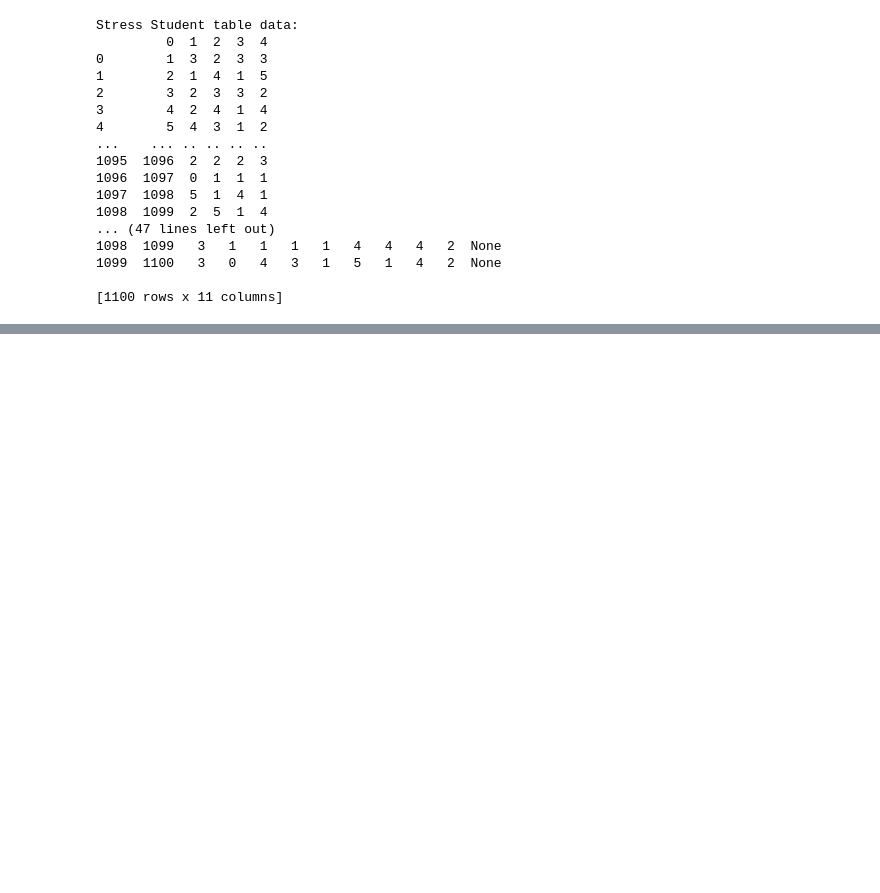
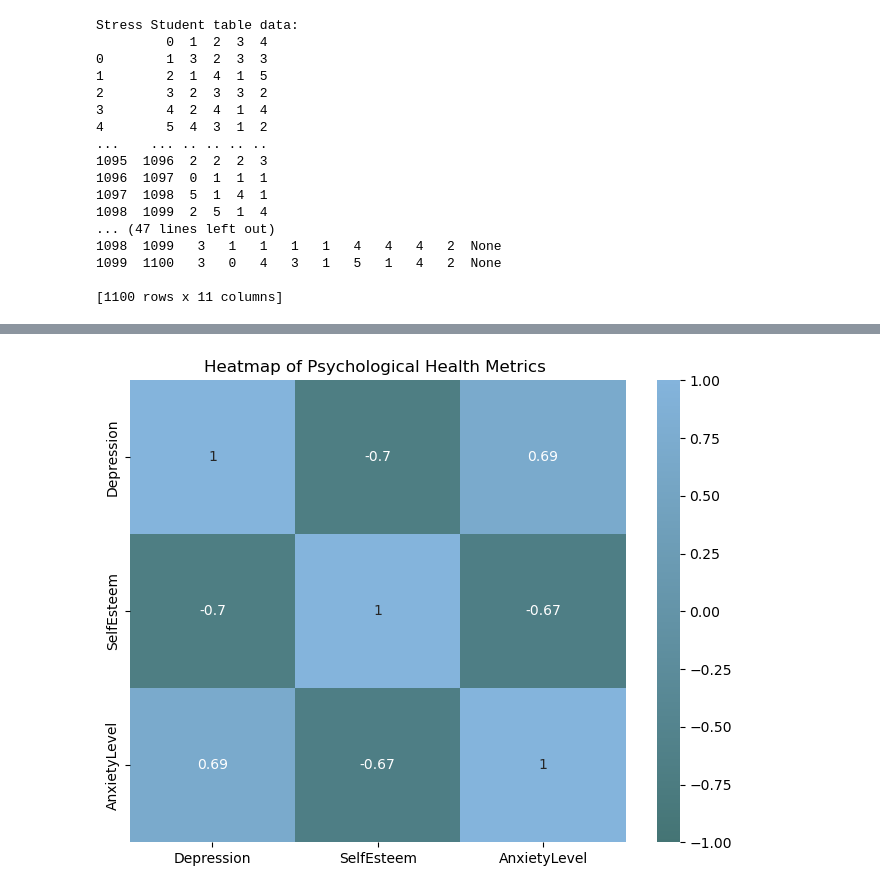
Before and after one commit to Lounics/DSSA-5102, a Jupyter notebook: Final Project.ipynb, the cells around one changed output, grey strips where cells are left out. Cells and saved outputs as stored; diff of their text form; code cells hidden in the pictures; blank space fills up the shorter version.

```diff
--- a/Final Project.ipynb
+++ b/Final Project.ipynb
@@ -683,0 +1049,63 @@ Stress Student table data:
+# %%
+# Importing libraries again
+import mysql.connector
+import pandas as pd
+import seaborn as sns
+import matplotlib.pyplot as plt
+from matplotlib.colors import LinearSegmentedColormap
+
+# Connecting to database
+conn = {
+    'host': 'localhost',
+    'user': 'root',
+    'password': '1734680nN',
+    'db': 'Student_Mental_Health'
+}
+# Making a color that matches theme for the graph
+def c_colormap(color1, color2):
+    """Create a custom colormap with a gradient between two specified colors."""
+    cmap = LinearSegmentedColormap.from_list("c_colormap", [color1, color2], N=256)
+    return cmap
+
+try:
+    # Establishing a connection
+    conn = mysql.connector.connect(**conn)
+
+    # SQL query for the heat map
+    query = """
+        SELECT
+            CONCAT(UCASE(LEFT(depression, 1)), SUBSTRING(depression, 2)) AS Depression,
+            CONCAT(UCASE(LEFT(self_esteem, 1)), SUBSTRING(self_esteem, 2)) AS SelfEsteem,
+            CONCAT(UCASE(LEFT(anxiety_level, 1)), SUBSTRING(anxiety_level, 2)) AS AnxietyLevel
+        FROM psychological_health
+        WHERE depression IS NOT NULL
+          AND self_esteem IS NOT NULL
+          AND anxiety_level IS NOT NULL;
+    """
+
+    # Executing the query into a pandas DataFrame
+    df = pd.read_sql(query, conn)
+
+    # Calculating the correlation matrix
+    correlation_matrix = df.corr()
+
+    # Defining the colors for graph
+    color1 = '#447474'
+    color2 = '#84b4dc'
+    custom_cmap = c_colormap(color1, color2)
+
+    # Plotting the heatmap
+    plt.figure(figsize=(8, 6))
+    sns.heatmap(correlation_matrix, annot=True, cmap=custom_cmap, vmin=-1, vmax=1)
+    plt.title('Heatmap of Psychological Health Metrics ')
+
+    # setting the background to transparent
+    plt.gcf().set_facecolor('none')
+    plt.gca().set_facecolor('none')
+
+
+#Error message to see where things went wrong if code fails
+except mysql.connector.Error as err:
+    print(f"MySQL Error: {err}")
+# %% [output]
+[figure, added]
```
Also changed, not shown: parts of 19 cells of this notebook.
